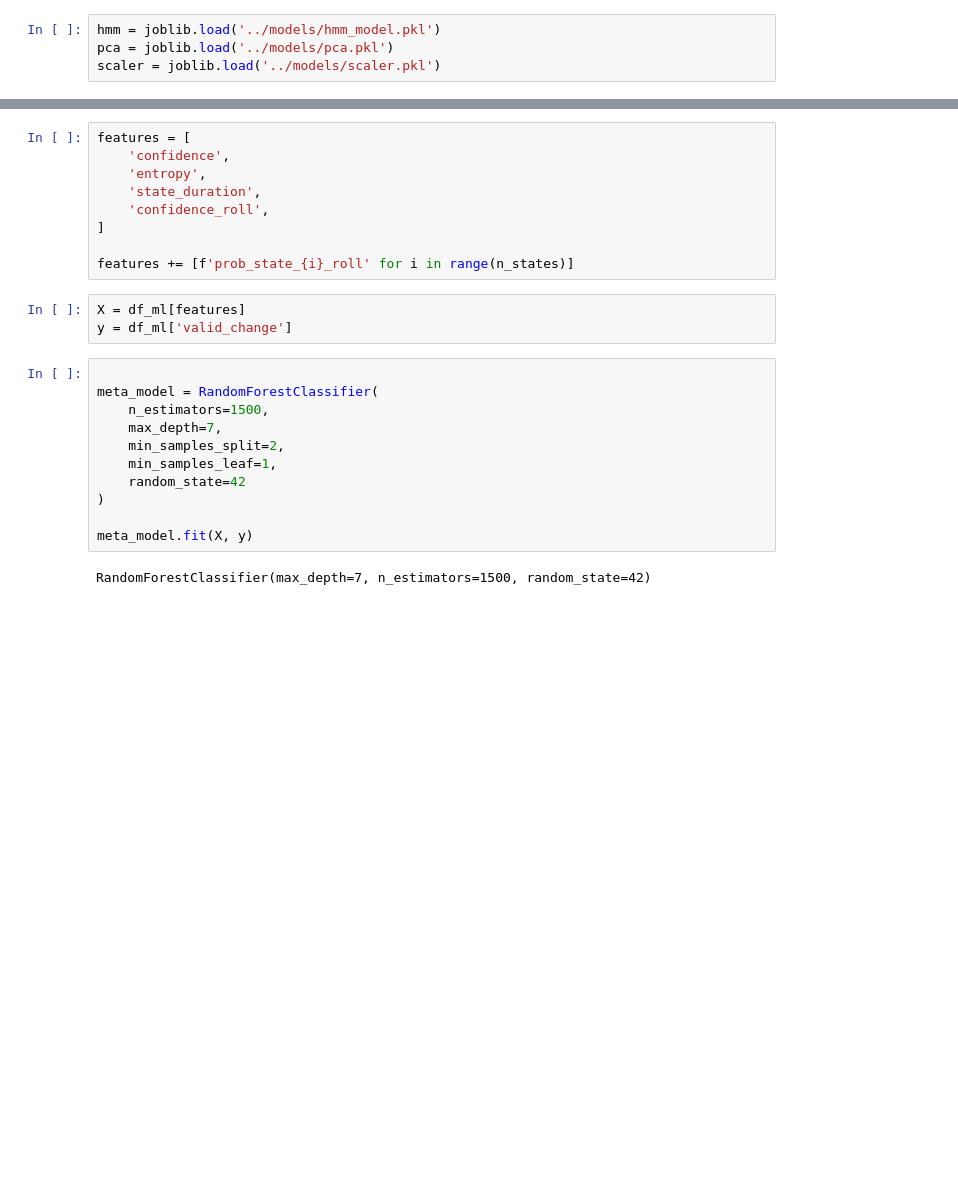
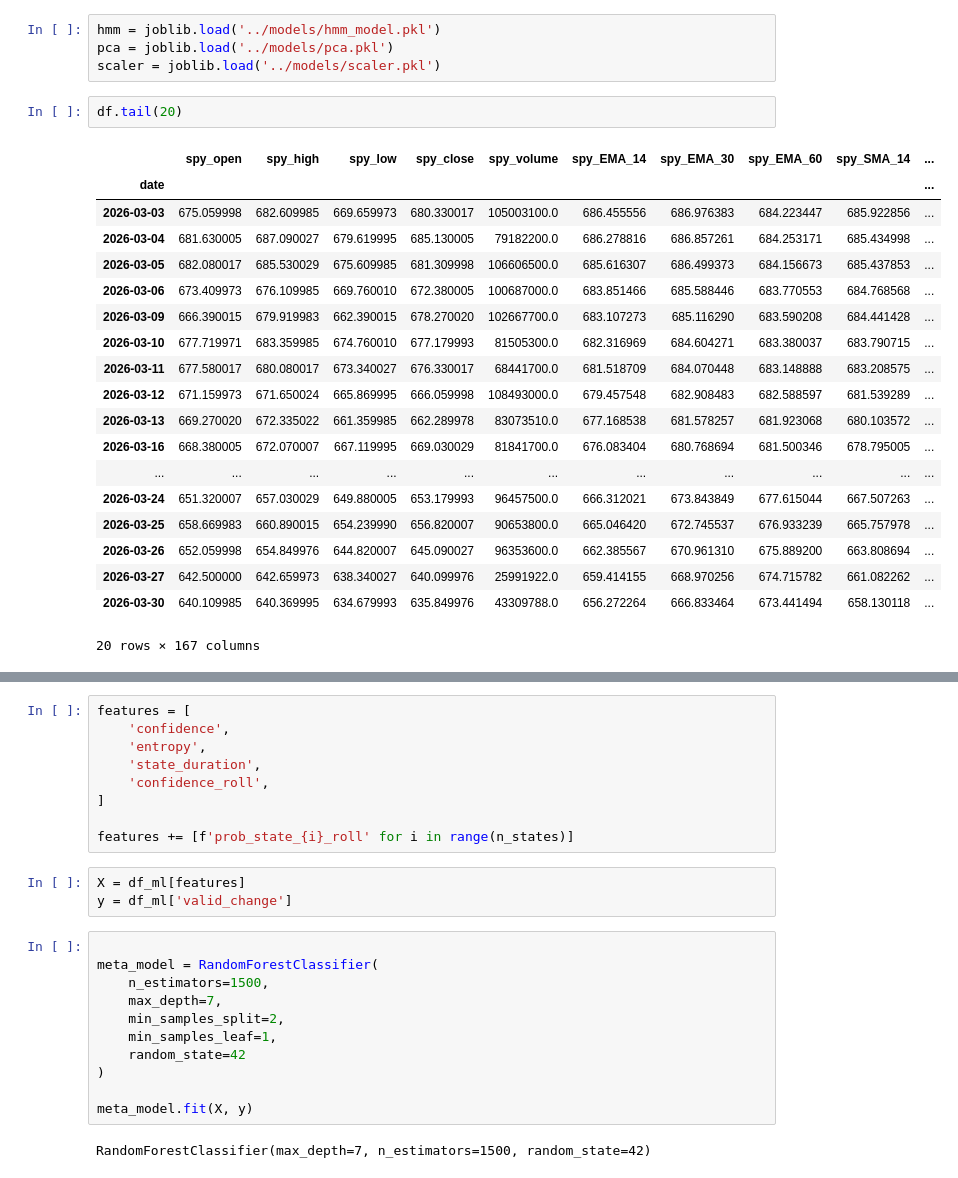
Before and after one commit to iagorivadulla/Market-Regime-ML-Meta-Labeling-System, a Jupyter notebook: models/metalabeling.ipynb, the cells around one changed output, grey strips where cells are left out. Saved outputs shown, nothing was run; the diff lists cells and outputs as text; blank space fills up the shorter version.

```diff
--- a/models/metalabeling.ipynb
+++ b/models/metalabeling.ipynb
@@ -35,6 +35,28 @@ All done
 hmm = joblib.load('../models/hmm_model.pkl')
 pca = joblib.load('../models/pca.pkl')
 scaler = joblib.load('../models/scaler.pkl')
+# %%
+df.tail(20)
+# %% [output]
+|  | spy_open | spy_high | spy_low | spy_close | spy_volume | spy_EMA_14 | spy_EMA_30 | spy_EMA_60 | spy_SMA_14 | ... |
+| date |  |  |  |  |  |  |  |  |  | ... |
+| 2026-03-03 | 675.059998 | 682.609985 | 669.659973 | 680.330017 | 105003100.0 | 686.455556 | 686.976383 | 684.223447 | 685.922856 | ... |
+| 2026-03-04 | 681.630005 | 687.090027 | 679.619995 | 685.130005 | 79182200.0 | 686.278816 | 686.857261 | 684.253171 | 685.434998 | ... |
+| 2026-03-05 | 682.080017 | 685.530029 | 675.609985 | 681.309998 | 106606500.0 | 685.616307 | 686.499373 | 684.156673 | 685.437853 | ... |
+| 2026-03-06 | 673.409973 | 676.109985 | 669.760010 | 672.380005 | 100687000.0 | 683.851466 | 685.588446 | 683.770553 | 684.768568 | ... |
+| 2026-03-09 | 666.390015 | 679.919983 | 662.390015 | 678.270020 | 102667700.0 | 683.107273 | 685.116290 | 683.590208 | 684.441428 | ... |
+| 2026-03-10 | 677.719971 | 683.359985 | 674.760010 | 677.179993 | 81505300.0 | 682.316969 | 684.604271 | 683.380037 | 683.790715 | ... |
+| 2026-03-11 | 677.580017 | 680.080017 | 673.340027 | 676.330017 | 68441700.0 | 681.518709 | 684.070448 | 683.148888 | 683.208575 | ... |
+| 2026-03-12 | 671.159973 | 671.650024 | 665.869995 | 666.059998 | 108493000.0 | 679.457548 | 682.908483 | 682.588597 | 681.539289 | ... |
+| 2026-03-13 | 669.270020 | 672.335022 | 661.359985 | 662.289978 | 83073510.0 | 677.168538 | 681.578257 | 681.923068 | 680.103572 | ... |
+| 2026-03-16 | 668.380005 | 672.070007 | 667.119995 | 669.030029 | 81841700.0 | 676.083404 | 680.768694 | 681.500346 | 678.795005 | ... |
+| ... | ... | ... | ... | ... | ... | ... | ... | ... | ... | ... |
+| 2026-03-24 | 651.320007 | 657.030029 | 649.880005 | 653.179993 | 96457500.0 | 666.312021 | 673.843849 | 677.615044 | 667.507263 | ... |
+| 2026-03-25 | 658.669983 | 660.890015 | 654.239990 | 656.820007 | 90653800.0 | 665.046420 | 672.745537 | 676.933239 | 665.757978 | ... |
+| 2026-03-26 | 652.059998 | 654.849976 | 644.820007 | 645.090027 | 96353600.0 | 662.385567 | 670.961310 | 675.889200 | 663.808694 | ... |
+| 2026-03-27 | 642.500000 | 642.659973 | 638.340027 | 640.099976 | 25991922.0 | 659.414155 | 668.970256 | 674.715782 | 661.082262 | ... |
+| 2026-03-30 | 640.109985 | 640.369995 | 634.679993 | 635.849976 | 43309788.0 | 656.272264 | 666.833464 | 673.441494 | 658.130118 | ... |
+20 rows × 167 columns
 # %%
 X_scaled = scaler.transform(df)
 X_pca    = pca.transform(X_scaled)
```
Also changed, not shown: parts of 4 cells of this notebook, 5 other files.
